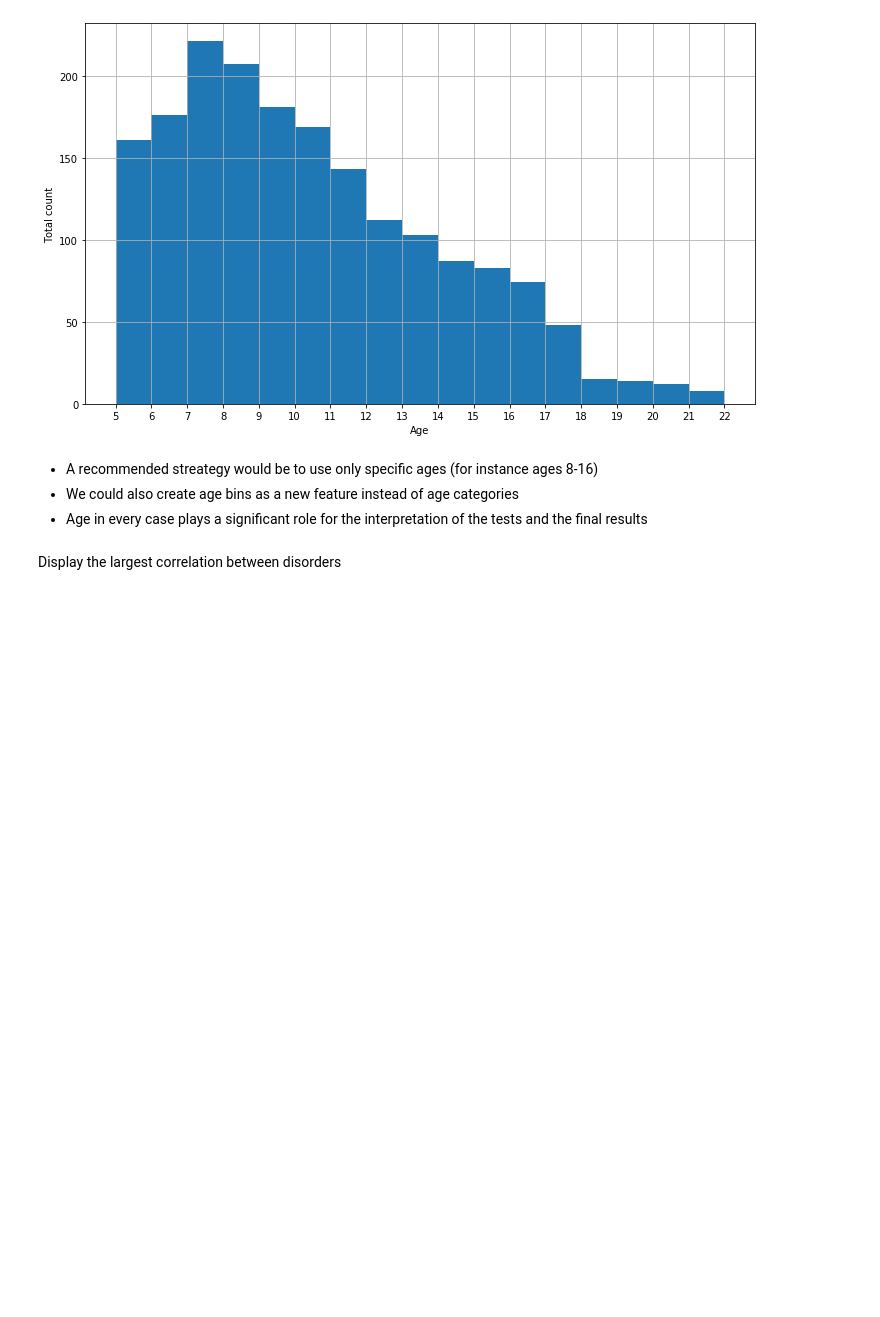
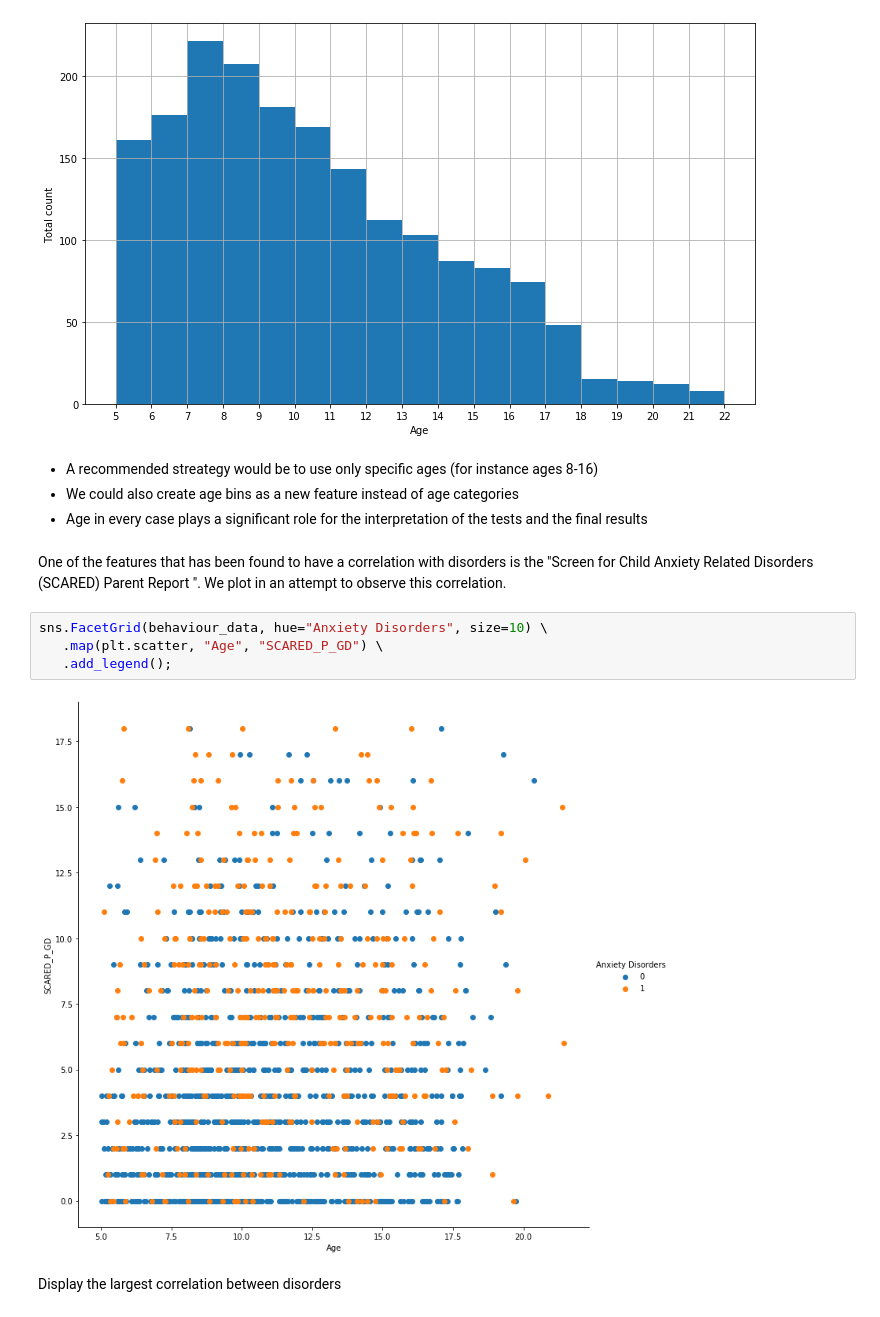
Before and after one commit to sanagno/psychiatry-mri-eeg, a Jupyter notebook: presentation_10_Octomber.ipynb, the cells around one changed output. Saved outputs shown, nothing was run; the diff lists cells and outputs as text; blank space fills up the shorter version.

Commit message:
facetgrid

```diff
--- a/presentation_10_Octomber.ipynb
+++ b/presentation_10_Octomber.ipynb
@@ -195,6 +187,14 @@ plt.show()
 - A recommended streategy would be to use only specific ages (for instance ages 8-16)
 - We could also create age bins as a new feature instead of age categories
 - Age in every case plays a significant role for the interpretation of the tests and the final results
+# %% [markdown]
+One of the features that has been found to have a correlation with disorders is the "Screen for Child Anxiety Related Disorders (SCARED) Parent Report ". We plot in an attempt to observe this correlation.
+# %%
+sns.FacetGrid(behaviour_data, hue="Anxiety Disorders", size=10) \
+   .map(plt.scatter, "Age", "SCARED_P_GD") \
+   .add_legend();
+# %% [output]
+[figure, added]
 # %% [markdown]
 Display the largest correlation between disorders
 # %%
```
Also changed, not shown: parts of 5 cells of this notebook.
